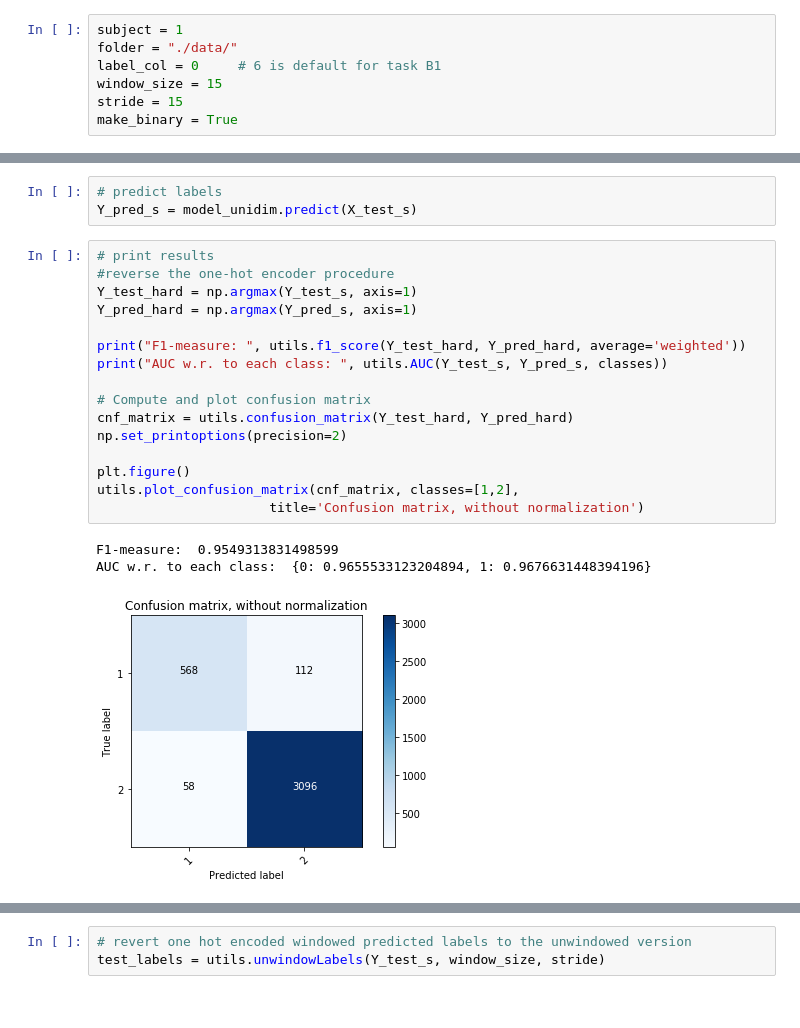
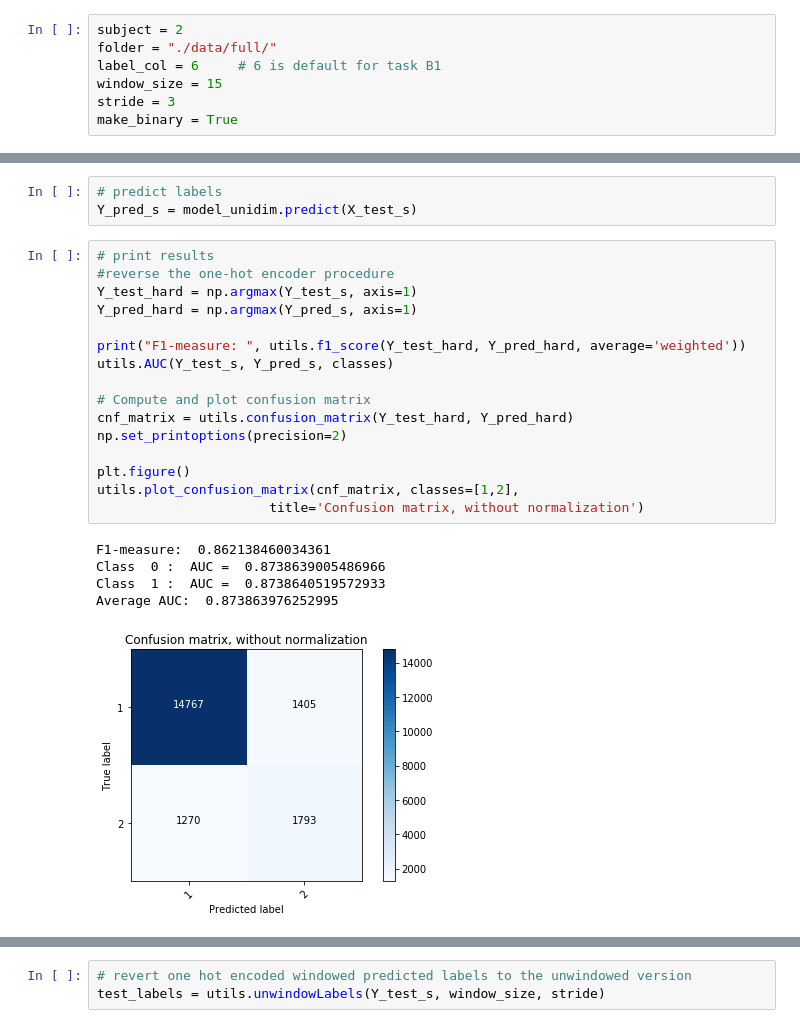
Before and after one commit to MatteoDrago/hda-project, a Jupyter notebook: code/TASK_B.ipynb, the cells around one changed output, grey strips where cells are left out. Drawn from its saved outputs; the diff is of its cells as text.

Commit message:
Fix for different strides

```diff
--- a/code/TASK_B.ipynb
+++ b/code/TASK_B.ipynb
@@ -10,11 +10,11 @@ This first cell contains the parameters that can be tuned for code execution:
 - window_size: parameter that sets the length of temporal windows on which to perform the convolution;
 - stride: step length to chose the next window.
 # %%
-subject = 1
-folder = "./data/"
-label_col = 0     # 6 is default for task B1
+subject = 2
+folder = "./data/full/"
+label_col = 6     # 6 is default for task B1
 window_size = 15
-stride = 15
+stride = 3
 make_binary = True
 # %%
 import utils
@@ -168,20 +172,22 @@ Y_pred_s = model_unidim.predict(X_test_s)
 # %%
 # print results
 #reverse the one-hot encoder procedure
 Y_test_hard = np.argmax(Y_test_s, axis=1)
 Y_pred_hard = np.argmax(Y_pred_s, axis=1)
 
 print("F1-measure: ", utils.f1_score(Y_test_hard, Y_pred_hard, average='weighted'))
-print("AUC w.r. to each class: ", utils.AUC(Y_test_s, Y_pred_s, classes))
+utils.AUC(Y_test_s, Y_pred_s, classes)
 
 # Compute and plot confusion matrix
 cnf_matrix = utils.confusion_matrix(Y_test_hard, Y_pred_hard)
 np.set_printoptions(precision=2)
 
 plt.figure()
 utils.plot_confusion_matrix(cnf_matrix, classes=[1,2],
                       title='Confusion matrix, without normalization')
 # %% [output]
-F1-measure:  0.9549313831498599
-AUC w.r. to each class:  {0: 0.9655533123204894, 1: 0.9676631448394196}
+F1-measure:  0.862138460034361
+Class  0 :  AUC =  0.8738639005486966
+Class  1 :  AUC =  0.8738640519572933
+Average AUC:  0.873863976252995
-[figure, old version]
+[figure, new version]
```
Also changed, not shown: parts of 15 cells of this notebook, 2 other files.
